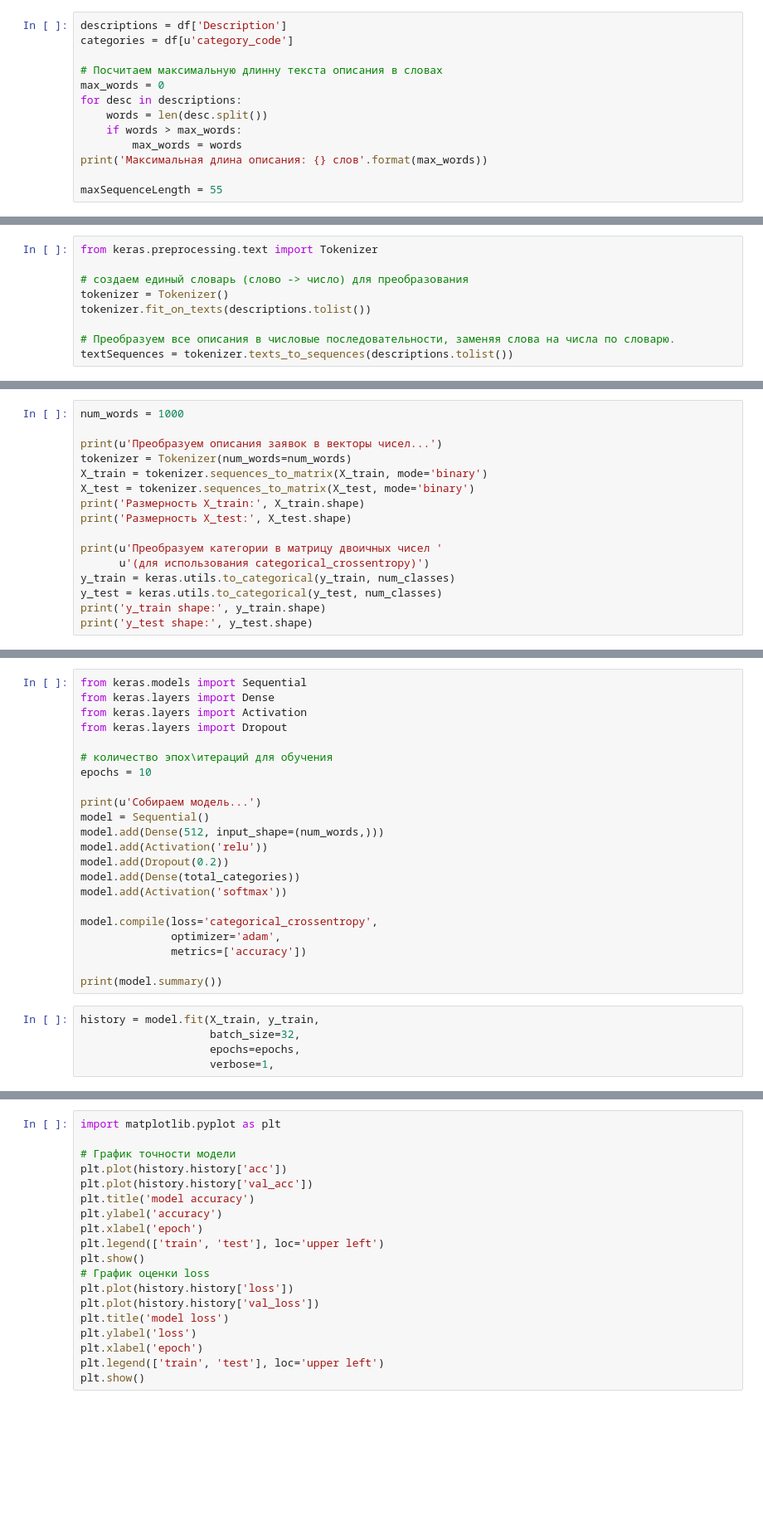
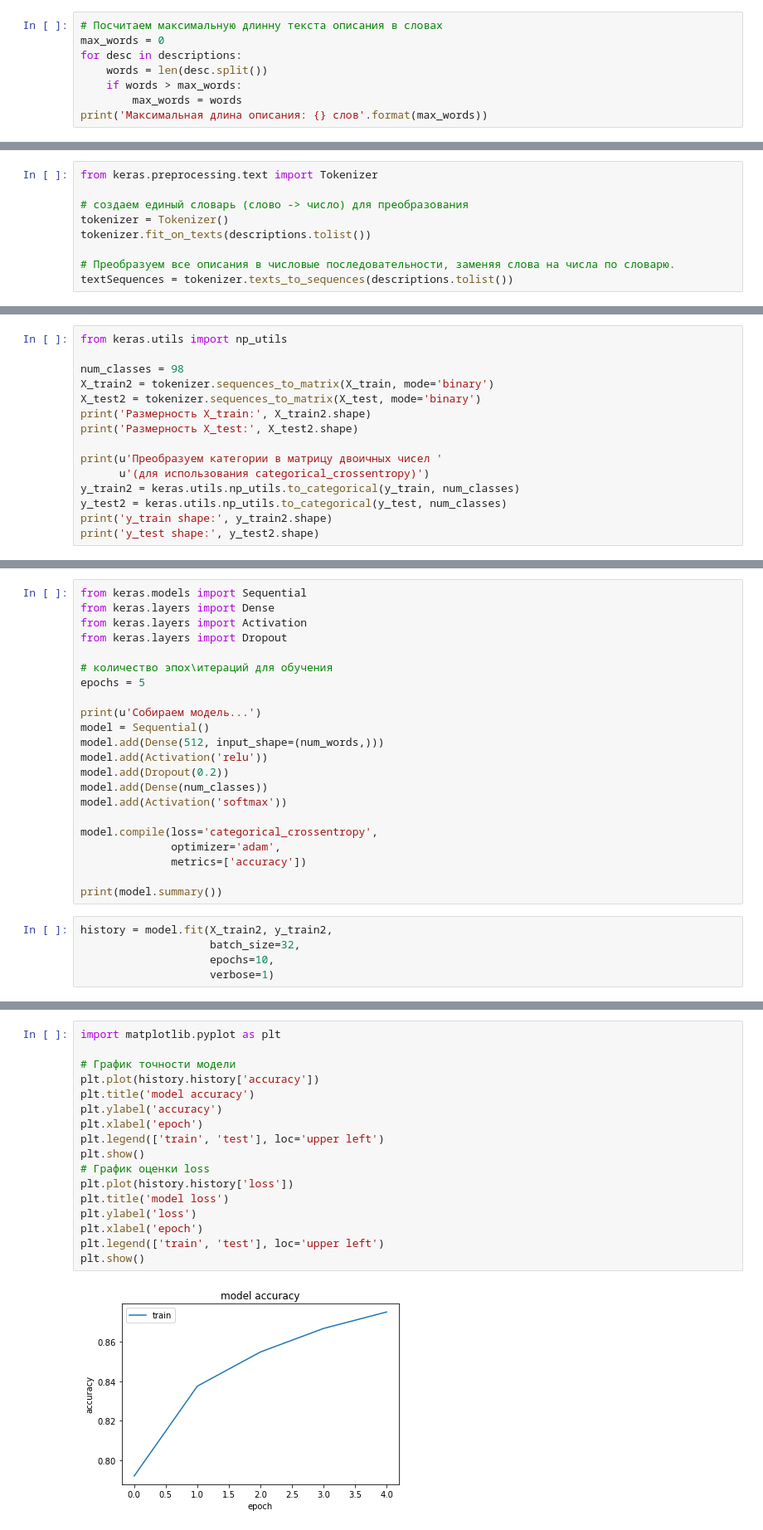
Before and after one commit to FenixFly/Neimark-hack-FSC, a Jupyter notebook: ml_dl_models/LSTM_Keras_2_digits.ipynb, the cells around one changed output, grey strips where cells are left out. Shown at 83% size. Cells and saved outputs as stored; diff of their text form; blank space fills up the shorter version.

Commit message:
Add LSTM training codes

```diff
--- a/ml_dl_models/LSTM_Keras_2_digits.ipynb
+++ b/ml_dl_models/LSTM_Keras_2_digits.ipynb
@@ -61,7 +127,4 @@ df = df.sample(frac=1).reset_index(drop=True)
 # %%
-descriptions = df['Description']
-categories = df[u'category_code']
-
 # Посчитаем максимальную длинну текста описания в словах
 max_words = 0
 for desc in descriptions:
@@ -69,6 +132,4 @@ for desc in descriptions:
     if words > max_words:
         max_words = words
 print('Максимальная длина описания: {} слов'.format(max_words))
-
-maxSequenceLength = 55
 # %% [output]
@@ -109,16 +189,15 @@ print('В словаре {} слов'.format(total_words))
 # %%
-num_words = 1000
+from keras.utils import np_utils
 
-print(u'Преобразуем описания заявок в векторы чисел...')
-tokenizer = Tokenizer(num_words=num_words)
-X_train = tokenizer.sequences_to_matrix(X_train, mode='binary')
-X_test = tokenizer.sequences_to_matrix(X_test, mode='binary')
-print('Размерность X_train:', X_train.shape)
-print('Размерность X_test:', X_test.shape)
+num_classes = 98
+X_train2 = tokenizer.sequences_to_matrix(X_train, mode='binary')
+X_test2 = tokenizer.sequences_to_matrix(X_test, mode='binary')
+print('Размерность X_train:', X_train2.shape)
+print('Размерность X_test:', X_test2.shape)
 
 print(u'Преобразуем категории в матрицу двоичных чисел '
       u'(для использования categorical_crossentropy)')
-y_train = keras.utils.to_categorical(y_train, num_classes)
-y_test = keras.utils.to_categorical(y_test, num_classes)
-print('y_train shape:', y_train.shape)
-print('y_test shape:', y_test.shape)
+y_train2 = keras.utils.np_utils.to_categorical(y_train, num_classes)
+y_test2 = keras.utils.np_utils.to_categorical(y_test, num_classes)
+print('y_train shape:', y_train2.shape)
+print('y_test shape:', y_test2.shape)
@@ -129,14 +216,14 @@ from keras.layers import Activation
 from keras.layers import Dropout
 
 # количество эпох\итераций для обучения
-epochs = 10
+epochs = 5
 
 print(u'Собираем модель...')
 model = Sequential()
 model.add(Dense(512, input_shape=(num_words,)))
 model.add(Activation('relu'))
 model.add(Dropout(0.2))
-model.add(Dense(total_categories))
+model.add(Dense(num_classes))
 model.add(Activation('softmax'))
 
 model.compile(loss='categorical_crossentropy',
@@ -145,8 +232,8 @@ model.compile(loss='categorical_crossentropy',
 
 print(model.summary())
 # %%
-history = model.fit(X_train, y_train,
+history = model.fit(X_train2, y_train2,
                     batch_size=32,
-                    epochs=epochs,
-                    verbose=1,
+                    epochs=10,
+                    verbose=1)
 # %%
@@ -158,19 +245,19 @@ print(u'Оценка точности модели: {}'.format(score[1]))
 # %%
 import matplotlib.pyplot as plt
 
 # График точности модели
-plt.plot(history.history['acc'])
-plt.plot(history.history['val_acc'])
+plt.plot(history.history['accuracy'])
 plt.title('model accuracy')
 plt.ylabel('accuracy')
 plt.xlabel('epoch')
 plt.legend(['train', 'test'], loc='upper left')
 plt.show()
 # График оценки loss
 plt.plot(history.history['loss'])
-plt.plot(history.history['val_loss'])
 plt.title('model loss')
 plt.ylabel('loss')
 plt.xlabel('epoch')
 plt.legend(['train', 'test'], loc='upper left')
 plt.show()
+# %% [output]
+[figure, added]
```
Also changed, not shown: parts of 38 cells of this notebook.
